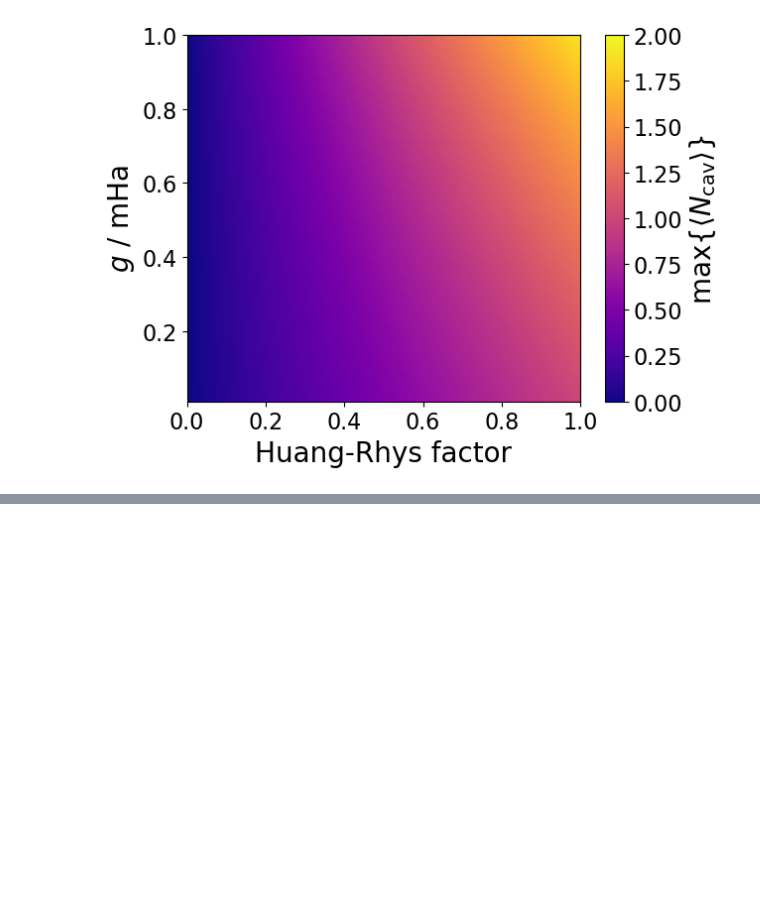
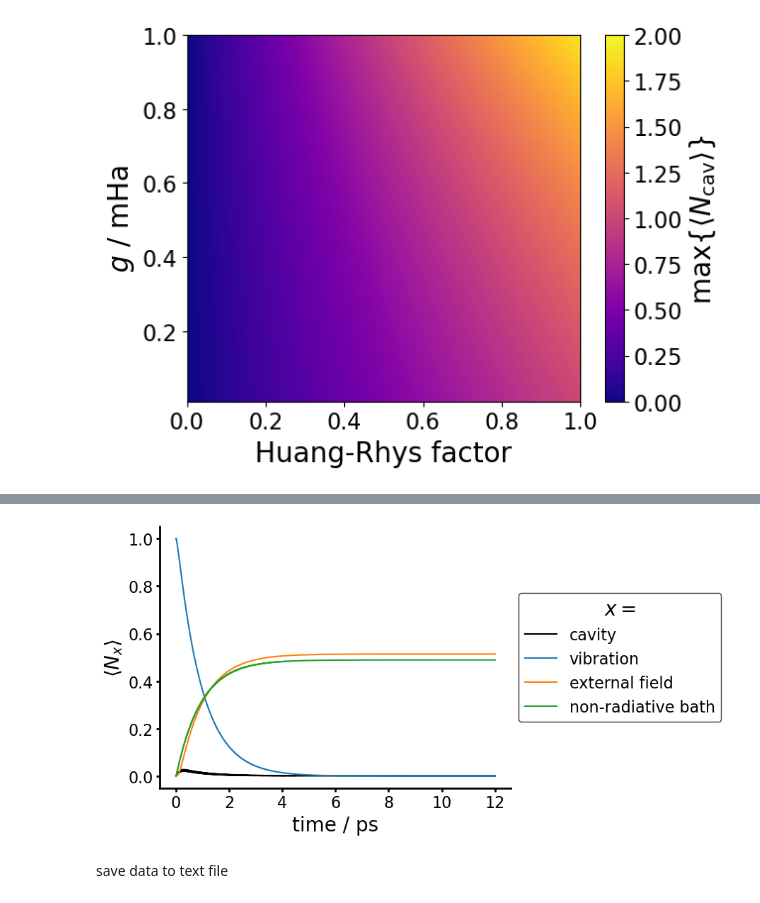
Before and after one commit to ctdub/ESVP, a Jupyter notebook: Data notes.ipynb, the cells around one changed output, grey strips where cells are left out. Cells and saved outputs as stored; diff of their text form; code cells hidden in the pictures; blank space fills up the shorter version.

Commit message:
6-16-23: updated data notebook

```diff
--- a/Data notes.ipynb
+++ b/Data notes.ipynb
@@ -154,0 +162,24 @@ np.savetxt('data/g_vs_S_nCavMax', nCavMax)
+# %%
+parameters = set_param()
+parameters['Q'] = 16
+parameters['field size'] = 500
+parameters['bath size'] = 500
+parameters['final time'] = 12
+
+polEn, polStates, siteEn = twa.polariton_modes(parameters)
+polDispl = twa.pol_displacement(parameters, polEn, polStates, siteEn)
+
+nCav = twa.oc_dynamics(parameters, polEn, polStates, siteEn, polDispl, subsystem='cavity')
+nVib = twa.oc_dynamics(parameters, polEn, polStates, siteEn, polDispl, subsystem='vibration')
+nField = twa.oc_dynamics(parameters, polEn, polStates, siteEn, polDispl, subsystem='field')
+nBath = twa.oc_dynamics(parameters, polEn, polStates, siteEn, polDispl, subsystem='bath')
+
+plt.plot(nCav[0], nCav[1], label='cavity', color='k')
+plt.plot(nVib[0], nVib[1], label='vibration', color='tab:blue')
+plt.plot(nField[0], nField[1], label='external field', color='tab:orange')
+plt.plot(nBath[0], nBath[1], label='non-radiative bath', color='tab:green')
+plot_params()
+# %% [output]
+[figure, added]
+# %% [markdown]
+save data to text file
```
Also changed, not shown: parts of 13 cells of this notebook, 4 other files.
